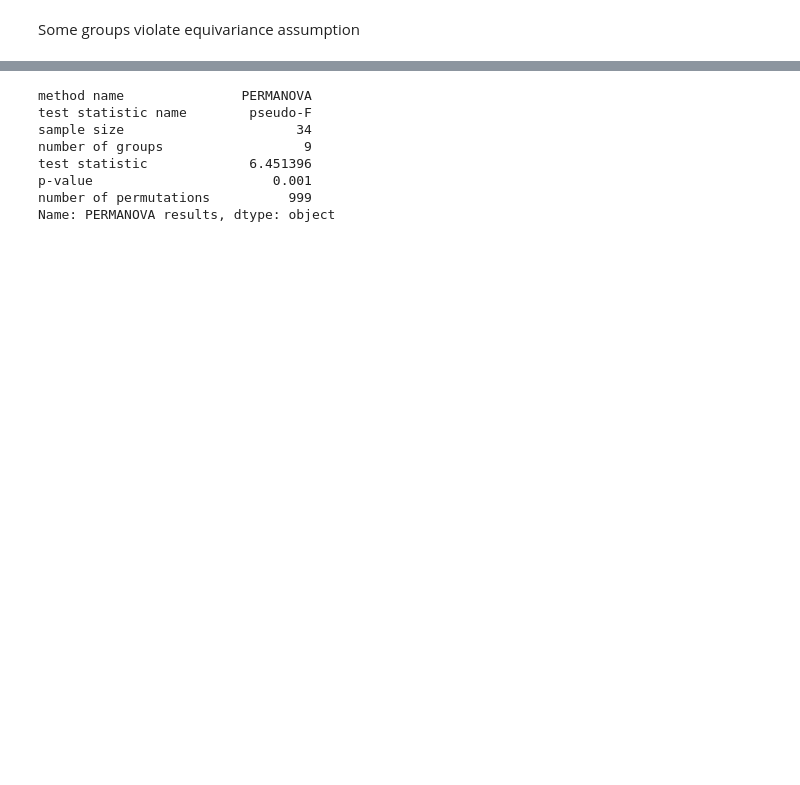
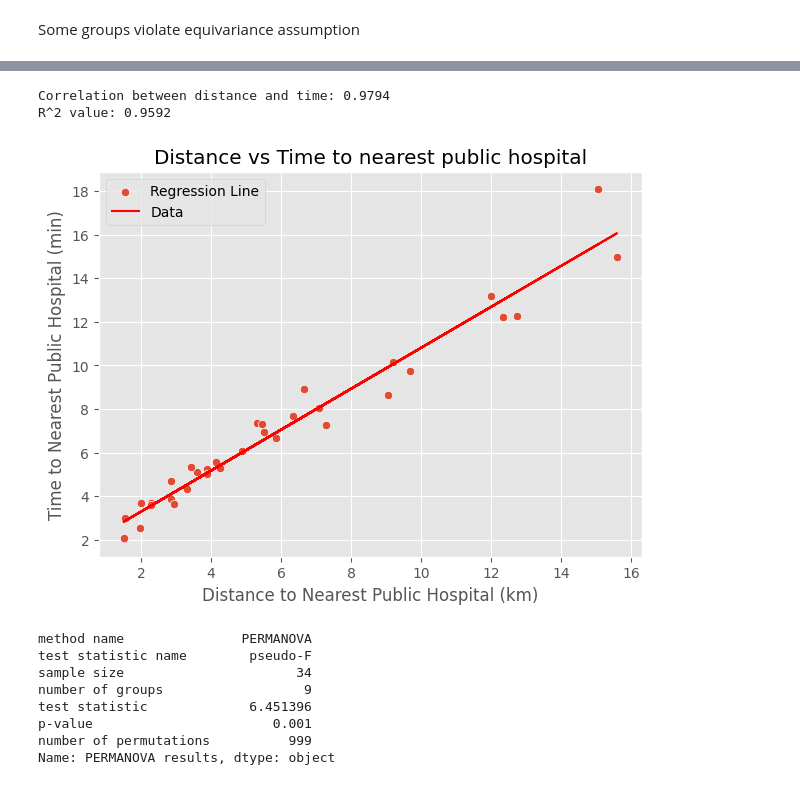
Before and after one commit to Subhasis-Biswas/ML4CPS_Project2, a Jupyter notebook: access_to_healthcare.ipynb, the cells around one changed output, grey strips where cells are left out. Cells and saved outputs as stored; diff of their text form; code cells hidden in the pictures; blank space fills up the shorter version.

```diff
--- a/access_to_healthcare.ipynb
+++ b/access_to_healthcare.ipynb
@@ -579,3 +600,40 @@ nearest_from_data['Distance Bin']=nearest_from_data['Distance Bin'].astype(str)
+# %%
+# compute the correlation between distance and time
+correlation=hospital_data['Distance to nearest public hospital'].corr(hospital_data['Travel time to nearest public hospital'],method='pearson')
+print(f'Correlation between distance and time: {correlation:.4f}')
+
+
+
+# fit a linear regression model to the data and compute the R^2 value
+from sklearn.linear_model import LinearRegression
+from sklearn.metrics import r2_score
+
+X=hospital_data['Distance to nearest public hospital'].values.reshape(-1,1)
+y=hospital_data['Travel time to nearest public hospital'].values
+
+# fit the model
+model=LinearRegression()
+model.fit(X,y)
+
+# compute the R^2 value
+r2=r2_score(y,model.predict(X))
+print(f'R^2 value: {r2:.4f}')
+
+
+# plot distance vs time
+plt.figure(figsize=(7,5))
+sns.scatterplot(x='Distance to nearest public hospital',y='Travel time to nearest public hospital',data=hospital_data)
+plt.xlabel('Distance to Nearest Public Hospital (km)')
+plt.ylabel('Time to Nearest Public Hospital (min)')
+plt.title('Distance vs Time to nearest public hospital')
+# plot the regression line
+plt.plot(X,model.predict(X),color='red')
+plt.legend(['Regression Line','Data'])
+plt.show()
+# %% [output]
+Correlation between distance and time: 0.9794
+R^2 value: 0.9592
+[figure, added]
 # %%
 # do PERMANOVA
 # compute the pairwise distances between each suburb
```
Also changed, not shown: parts of 26 cells of this notebook, 1 other file.
